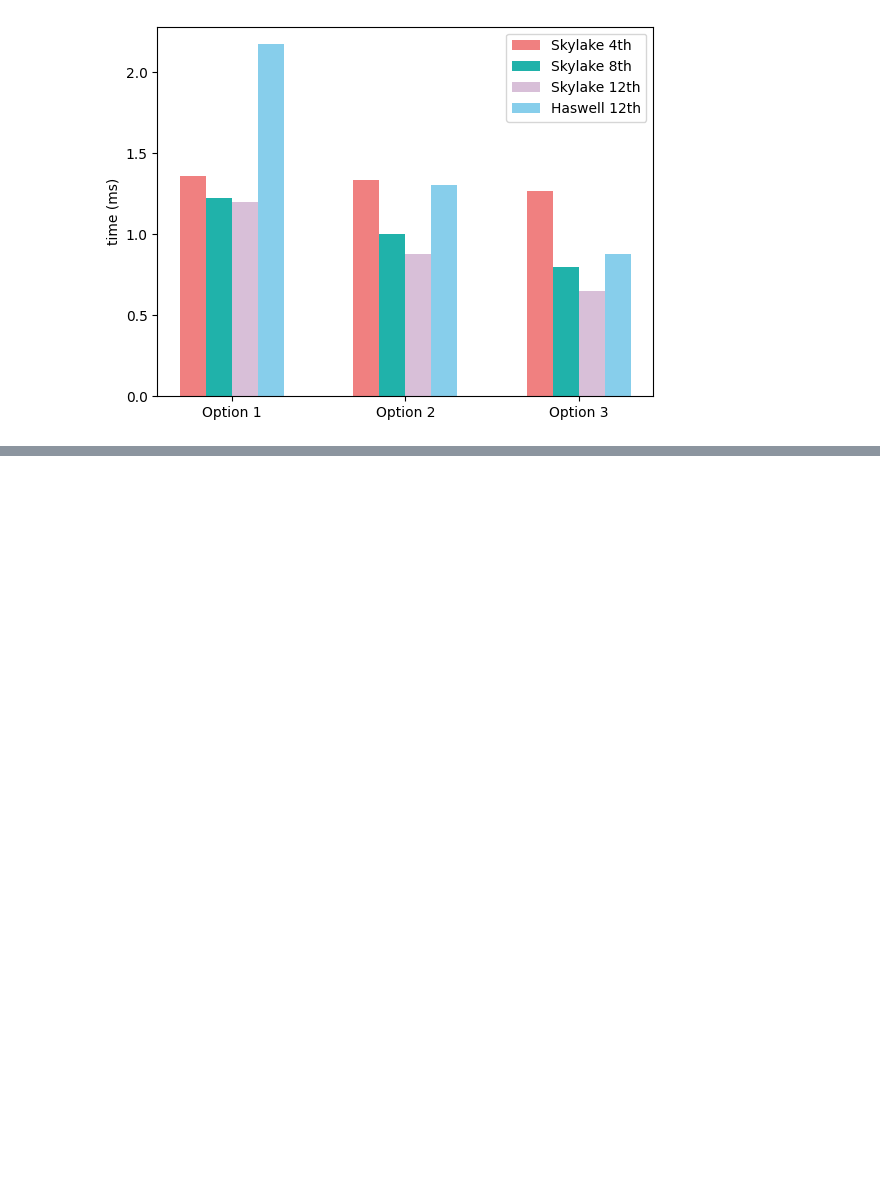
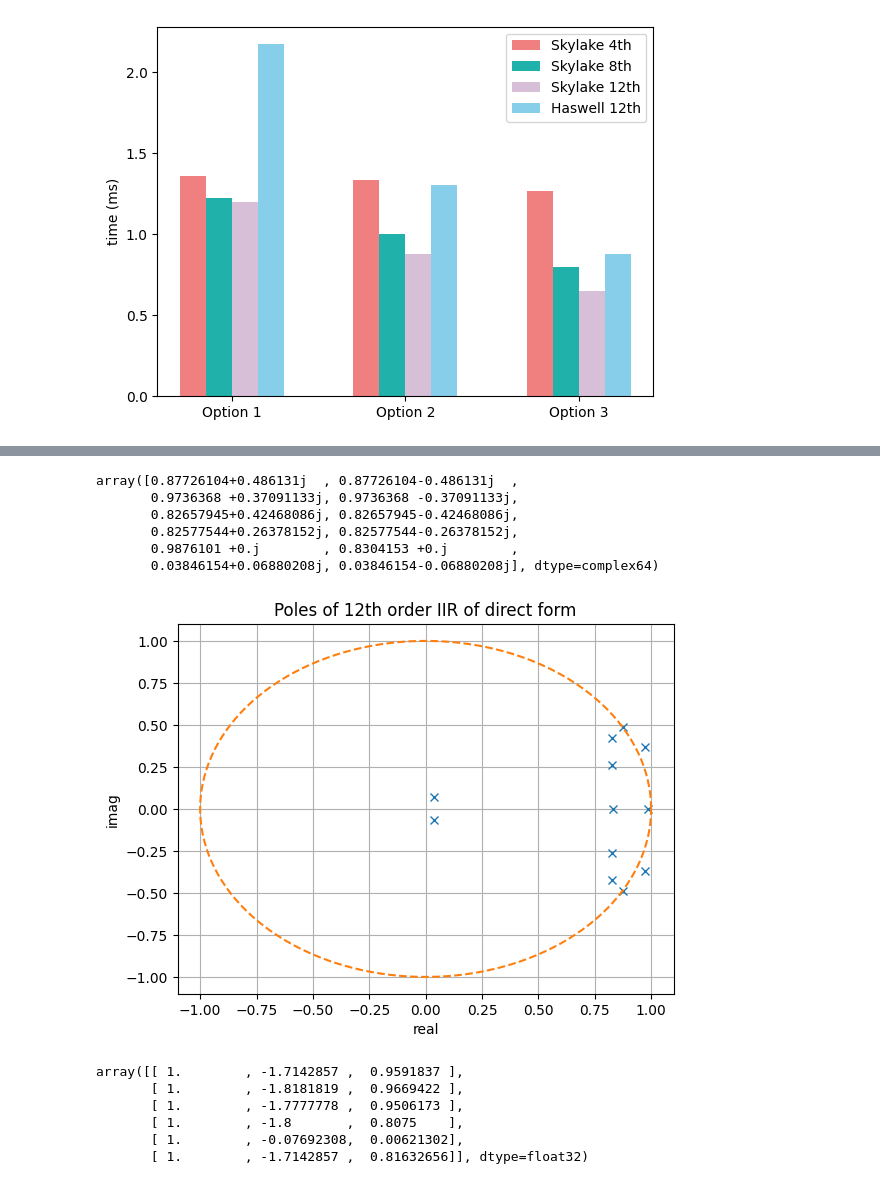
Before and after one commit to Haotian-RA/recursive-filtering-2-24, a Jupyter notebook: notebook.ipynb, the cells around one changed output, grey strips where cells are left out. Cells and saved outputs as stored; diff of their text form; code cells hidden in the pictures; blank space fills up the shorter version.

```diff
--- a/notebook.ipynb
+++ b/notebook.ipynb
@@ -31,0 +85,41 @@ plt.show()
+# %%
+poles1=np.roots(coeffs1)
+poles1
+# %% [output]
+array([0.87726104+0.486131j  , 0.87726104-0.486131j  ,
+       0.9736368 +0.37091133j, 0.9736368 -0.37091133j,
+       0.82657945+0.42468086j, 0.82657945-0.42468086j,
+       0.82577544+0.26378152j, 0.82577544-0.26378152j,
+       0.9876101 +0.j        , 0.8304153 +0.j        ,
+       0.03846154+0.06880208j, 0.03846154-0.06880208j], dtype=complex64)
+# %%
+angle = np.linspace(0,2*np.pi,150)
+x_circ = np.cos(angle)
+y_circ = np.sin(angle)
+
+plt.plot(poles1.real,poles1.imag,'x')
+plt.plot(x_circ,y_circ,'--')
+plt.ylabel('imag')
+plt.xlabel('real')
+plt.title('Poles of 12th order IIR of direct form')
+plt.grid()
+plt.show()
+# %% [output]
+[figure, added]
+# %%
+coeffs2 = np.zeros(((int)(L/2),3),dtype='f')
+
+for n in range((int)(L/2)):
+    coeffs = np.polynomial.polynomial.polyfromroots(poles[2*n:2*(n+1)])
+    coeffs = coeffs[::-1]
+    coeffs = np.float32(coeffs.real)
+    coeffs2[n,:] = coeffs
+
+coeffs2
+# %% [output]
+array([[ 1.        , -1.7142857 ,  0.9591837 ],
+       [ 1.        , -1.8181819 ,  0.9669422 ],
+       [ 1.        , -1.7777778 ,  0.9506173 ],
+       [ 1.        , -1.8       ,  0.8075    ],
+       [ 1.        , -0.07692308,  0.00621302],
+       [ 1.        , -1.7142857 ,  0.81632656]], dtype=float32)
```
Also changed, not shown: parts of 17 cells of this notebook, 4 other files.
